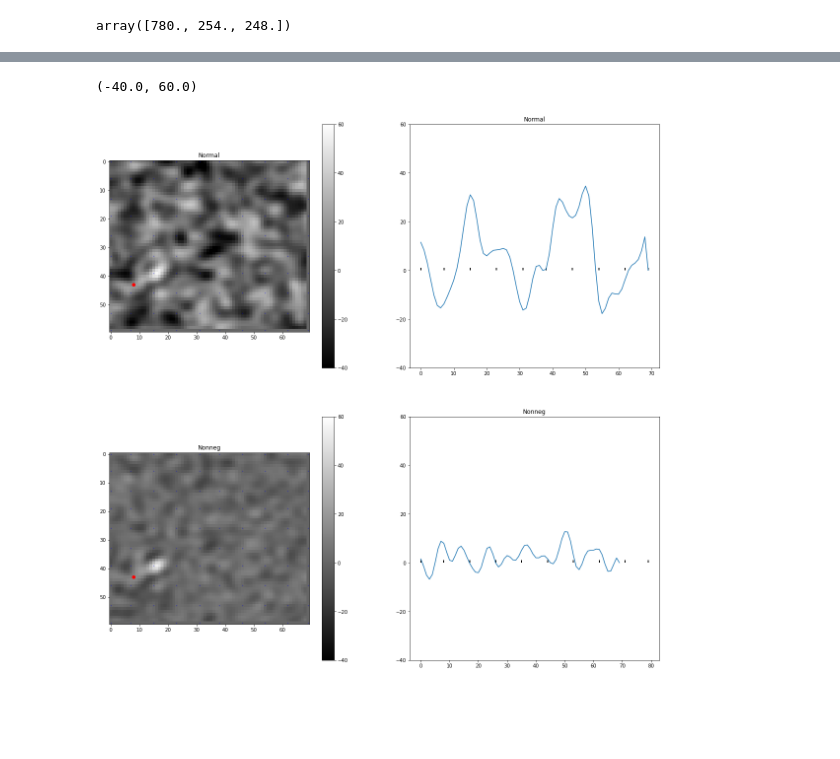
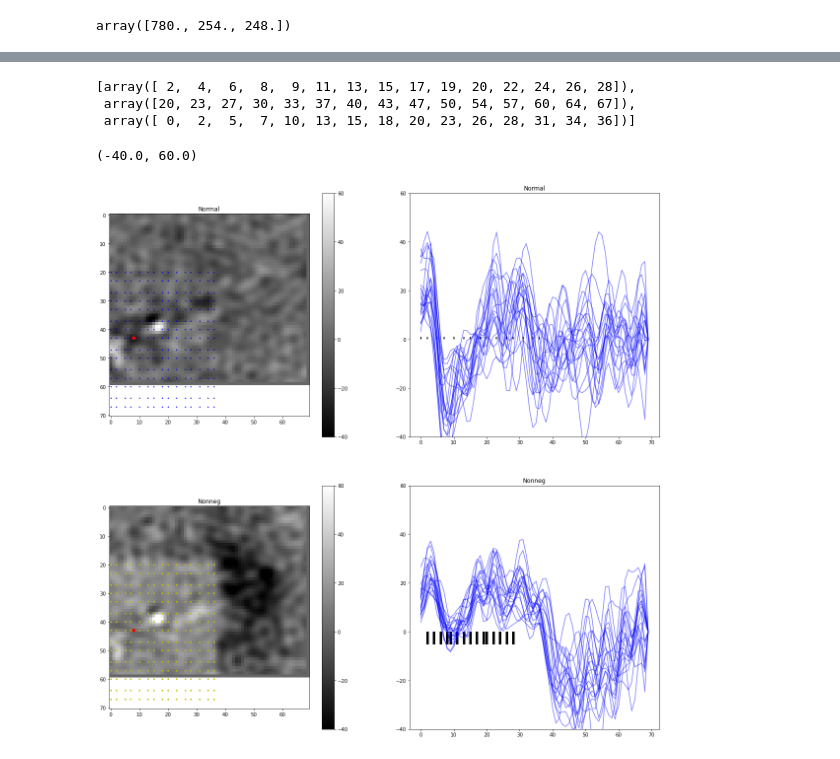
Before and after one commit to SheffieldML/advectionGPdatasets, a Jupyter notebook: juypter/Round Hill 2 example non neg example.ipynb, the cells around one changed output, grey strips where cells are left out. Cells and saved outputs as stored; diff of their text form; code cells hidden in the pictures; blank space fills up the shorter version.

```diff
--- a/juypter/Round Hill 2 example non neg example.ipynb
+++ b/juypter/Round Hill 2 example non neg example.ipynb
@@ -141,3 +151,4 @@ plt.legend()
 # %%
 from advectionGP.kernels import meshgridndim
-Xnonneg = meshgridndim(mInfer.boundary,10,True)
+#Xnonneg = meshgridndim(mInfer.boundary,12,True)
+Xnonneg = meshgridndim([np.array([-100., -100.,  -30.]), np.array([100.,  100, 100])],15,True)
@@ -148,7 +168,8 @@ Xnonneg.shape
 # %%
 from advectionGP.constraints import NonNegConstraint
-nnc = NonNegConstraint(mInfer,Y,Xnonneg,thinning=5,jitter=1e-8,verbose=True,burnin=5,usecaching=False)#,startpointnormalised=True)
-samps = nnc.sample(5)
+#nnc = NonNegConstraint(mInfer,Y,Xnonneg,thinning=20,jitter=1e-3,verbose=True,burnin=100,usecaching=False)#,startpointnormalised=True)
+#samps = nnc.sample(20,use_sparse_startpoint=False) #spare start point makes it overly smooth etc
+samps = Zs
 
 #print("Checking convergence. Gelman Rubin statistic: (should be less than about 1.2)")
 #print(nnc.check_convergence(Nchains=5))
@@ -220,35 +264,41 @@ for i,s in enumerate(sourcesNoNeg):
+# %%
+[np.unique(t) for t in mInfer.getGridCoord(Xnonneg).T]
+# %% [output]
+[array([ 2,  4,  6,  8,  9, 11, 13, 15, 17, 19, 20, 22, 24, 26, 28]),
+ array([20, 23, 27, 30, 33, 37, 40, 43, 47, 50, 54, 57, 60, 64, 67]),
+ array([ 0,  2,  5,  7, 10, 13, 15, 18, 20, 23, 26, 28, 31, 34, 36])]
 # %%
-slicepoint = [15,21]
+slicepoint = [12,44]
 plt.figure(figsize=[20,20])
 plt.subplot(2,2,1)
 plt.title('Normal')
-plt.imshow(sources[0][slicepoint[0],:,:],cmap='gray')
+plt.imshow(np.mean(sources[:,slicepoint[0],:,:],0),cmap='gray')
 plt.clim([-40,60])
 plt.colorbar()
-plt.plot(mInfer.getGridCoord(Xnonneg)[:,2],mInfer.getGridCoord(Xnonneg)[:,1],'.b',alpha=0.1,markersize=1)
+plt.plot(mInfer.getGridCoord(Xnonneg)[:,2],mInfer.getGridCoord(Xnonneg)[:,1],'.b',alpha=1,markersize=1)
 realsourcegridpos = mInfer.getGridCoord(np.array([[0,0,0]]))
 plt.plot(realsourcegridpos[0][2],realsourcegridpos[0][1],'or')
 plt.subplot(2,2,2)
 plt.title('Normal')
-plt.plot(sources[0][slicepoint[0],slicepoint[1],:])
+plt.plot(sources[:,slicepoint[0],slicepoint[1],:].T,'b-',alpha=0.5)
 plt.vlines(mInfer.getGridCoord(Xnonneg)[:,2],0,1)
 plt.ylim([-40,60])
 plt.subplot(2,2,3)
 plt.title('Nonneg')
-plt.imshow(sourcesNoNeg[0][slicepoint[0],:,:],cmap='gray')
+plt.imshow(np.mean(sourcesNoNeg[:,slicepoint[0],:,:],0),cmap='gray')
 plt.clim([-40,60])
 plt.colorbar()
-plt.plot(mInfer.getGridCoord(Xnonneg)[:,2],mInfer.getGridCoord(Xnonneg)[:,1],'.b',alpha=0.1,markersize=1)
+plt.plot(mInfer.getGridCoord(Xnonneg)[:,2],mInfer.getGridCoord(Xnonneg)[:,1],'.y',alpha=1,markersize=3)
 realsourcegridpos = mInfer.getGridCoord(np.array([[0,0,0]]))
 plt.plot(realsourcegridpos[0][2],realsourcegridpos[0][1],'or')
 plt.subplot(2,2,4)
 plt.title('Nonneg')
-plt.plot(sourcesNoNeg[0][slicepoint[0],slicepoint[1],:].T)
-plt.vlines(mInfer.getGridCoord(Xnonneg)[:,0],0,1)
+plt.plot(sourcesNoNeg[:,slicepoint[0],slicepoint[1],:].T,'b-',alpha=0.5)
+plt.vlines(mInfer.getGridCoord(Xnonneg)[:,0],-5,0,lw=5)
 plt.ylim([-40,60])
 # %% [output]
 (-40.0, 60.0)
-[figure, old version]
+[figure, new version]
 # %%
 testsensors = FixedSensorModel(Xtest,3)
 particles = mInfer.genParticlesFromObservations(10,testsensors)#[:,:,:]#.transpose([3,0,1,2,4])
```
Also changed, not shown: parts of 37 cells of this notebook, 11 other files.
